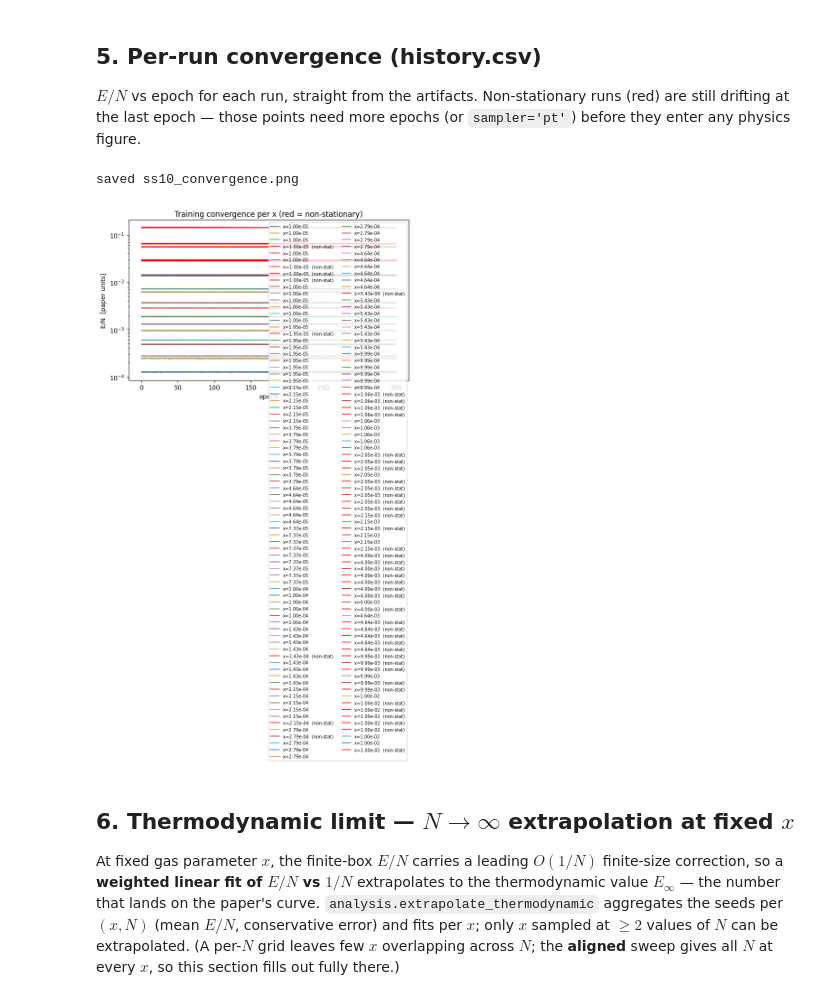
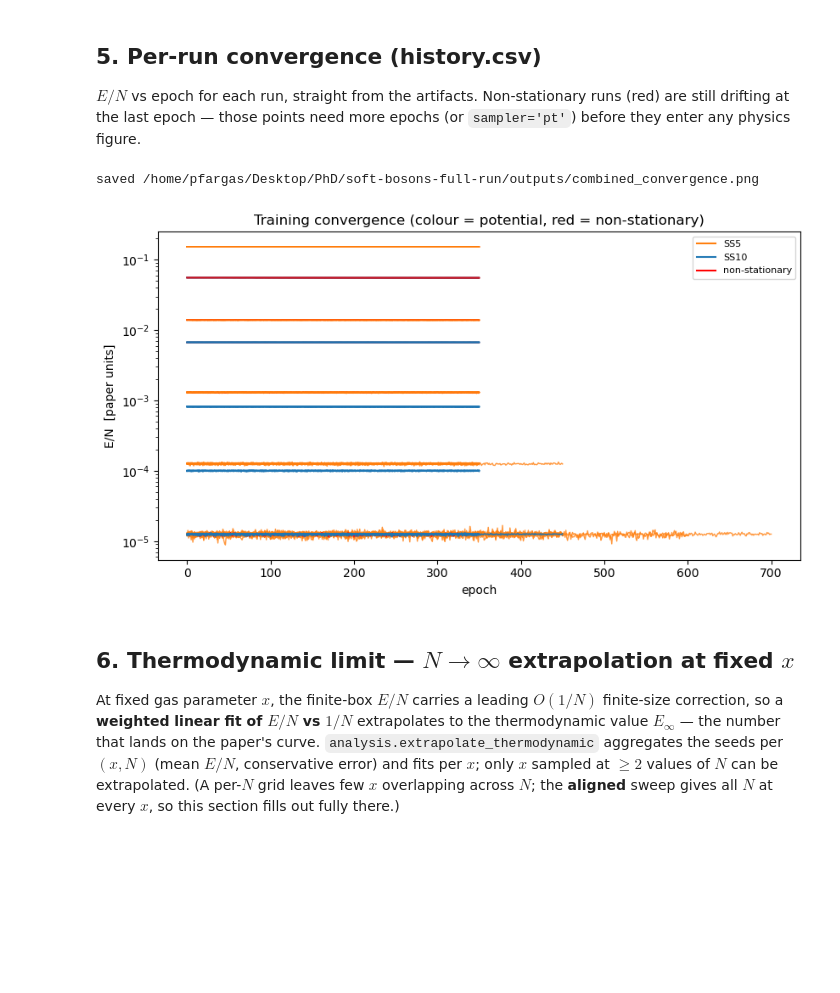
Before and after one commit to pfargas/qvarnet, a Jupyter notebook: soft_sphere_gas/analysis.ipynb, the cells around one changed output. Drawn from its saved outputs; the diff is of its cells as text; code cells hidden in the pictures; blank space fills up the shorter version.

```diff
--- a/soft_sphere_gas/analysis.ipynb
+++ b/soft_sphere_gas/analysis.ipynb
@@ -28,9 +28,15 @@ import sys, json, math, sqlite3
 # --- configurable paths (defaults derived from the notebook's own location) ---
 SOFT_DIR = Path.cwd()                       # .../qvarnet/soft_sphere_gas  (run the nb from here)
 ROOT     = SOFT_DIR.parent.parent           # .../<root>
-DATA_DIR = ROOT / 'soft-bosons' / 'outputs'
-DB_PATH  = DATA_DIR / 'pc1.db'
+DATA_DIR = ROOT / 'soft-bosons-full-run' / 'outputs'
+DB_PATH  = DATA_DIR / 'first-run.db'
 RUNS_DIR = DATA_DIR / 'runs'
+
+# --- which potential(s) to analyse -------------------------------------------------
+# Set to ['SS10'] or ['SS5'] for a single potential, or both to OVERLAY them on one axis.
+# Every load below filters the DB on potential_label, so the two are never mixed.
+POT_LABELS = ['SS5', 'SS10']
+POT_COLOR  = {'SS5': 'tab:orange', 'SS10': 'tab:blue'}
 
 # make the bare-module machinery importable (db, sweep, dilute_gas, analysis, point, artifacts)
 if str(SOFT_DIR) not in sys.path:
@@ -41,4 +47,5 @@ assert DB_PATH.exists(), f'DB not found: {DB_PATH}  (edit ROOT/DATA_DIR above)'
 print('soft_sphere_gas :', SOFT_DIR)
 print('reading results :', DATA_DIR)
 print('db              :', DB_PATH)
+print('potentials      :', POT_LABELS)
 # %% [output]
@@ -259,26 +320,35 @@ $E/N$ vs epoch for each run, straight from the artifacts. Non-stationary runs (r
 drifting at the last epoch — those points need more epochs (or `sampler='pt'`) before they enter
 any physics figure.
 # %%
-fig, ax = plt.subplots(figsize=(8, 4.6))
-for _, row in chk.iterrows():
-    rd = RUNS_DIR / Path(row['run_dir']).name
-    hist = rd / 'history.csv'
-    if not hist.exists():
-        print('missing', hist); continue
-    h = pd.read_csv(hist)
-    nonstat = (row['stationary'] == False)
-    ax.plot(h['epoch'], h['e_per_n_paper'], lw=1.2,
-            color=('red' if nonstat else None),
-            label=f"x={row['x']:.2e}" + ('  (non-stat)' if nonstat else ''))
+# Per-run training convergence (history.csv). Colour = potential, red = non-stationary.
+import matplotlib.lines as mlines
+
+fig, ax = plt.subplots(figsize=(8.5, 4.8))
+for label in POT_LABELS:
+    d = DATA[label]; c = POT_COLOR.get(label)
+    for _, row in d['chk'].iterrows():
+        rd = RUNS_DIR / Path(row['run_dir']).name
+        hist = rd / 'history.csv'
+        if not hist.exists():
+            print('missing', hist); continue
+        h = pd.read_csv(hist)
+        nonstat = (row['stationary'] == False)
+        ax.plot(h['epoch'], h['e_per_n_paper'], lw=1.0, alpha=0.8,
+                color=('red' if nonstat else c))
 ax.set_yscale('log')
 ax.set_xlabel('epoch'); ax.set_ylabel('E/N  [paper units]')
-ax.set_title('Training convergence per x (red = non-stationary)')
-ax.legend(fontsize=7, ncol=2); fig.tight_layout()
-fig.savefig(DATA_DIR / 'ss10_convergence.png', dpi=140); print('saved ss10_convergence.png')
+ax.set_title('Training convergence (colour = potential, red = non-stationary)')
+handles = [mlines.Line2D([], [], color=POT_COLOR.get(l), label=l) for l in POT_LABELS]
+handles.append(mlines.Line2D([], [], color='red', label='non-stationary'))
+ax.legend(handles=handles, fontsize=8)
+fig.tight_layout()
+out = DATA_DIR / (f'{POT_LABELS[0].lower()}_convergence.png' if len(POT_LABELS)==1
+                  else 'combined_convergence.png')
+fig.savefig(out, dpi=140); print('saved', out)
 display(fig); plt.close(fig)
 # %% [output]
-saved ss10_convergence.png
+saved /home/pfargas/Desktop/PhD/soft-bosons-full-run/outputs/combined_convergence.png
-[figure, old version]
+[figure, new version]
 # %% [markdown]
 ## 6. Thermodynamic limit — $N\to\infty$ extrapolation at fixed $x$
 
```
Also changed, not shown: parts of 9 cells of this notebook, 2 other files.
